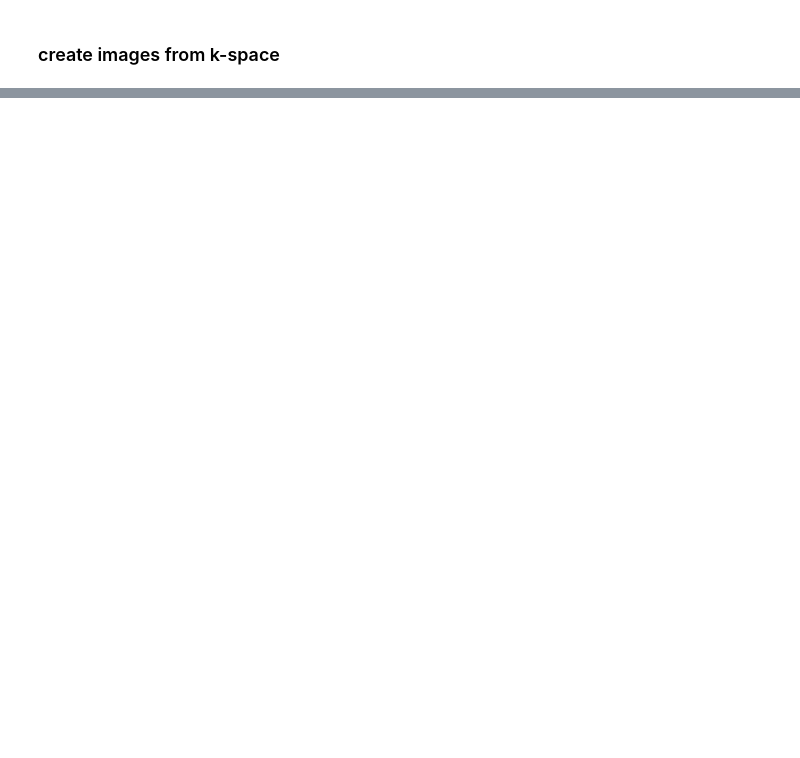
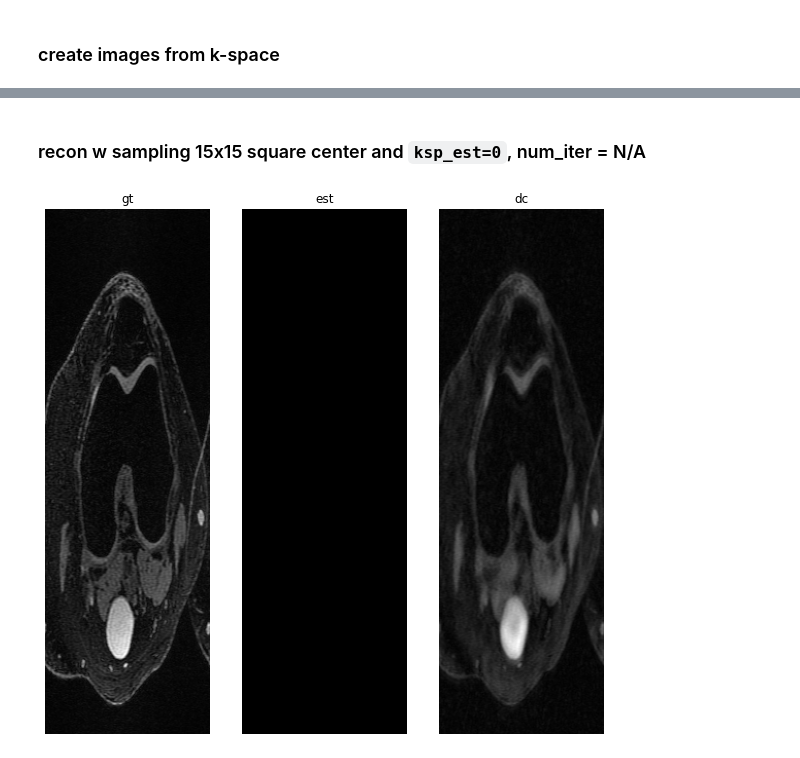
Before and after one commit to davevanveen/unsup_mri, a Jupyter notebook: ipynb/20201020_3d_mri_toy_dataset.ipynb, the cells around one changed output, grey strips where cells are left out. Saved outputs shown, nothing was run; the diff lists cells and outputs as text; code cells hidden in the pictures; blank space fills up the shorter version.

```diff
--- a/ipynb/20201020_3d_mri_toy_dataset.ipynb
+++ b/ipynb/20201020_3d_mri_toy_dataset.ipynb
@@ -172,0 +193,6 @@ plot_single(img_est)
+# %% [markdown]
+### recon w sampling 15x15 square center and `ksp_est=0`, num_iter = N/A
+# %%
+plot_list([img_gt, img_est, img_dc])
+# %% [output]
+[figure, added]
```
Also changed, not shown: parts of 23 cells of this notebook, 4 other files.
